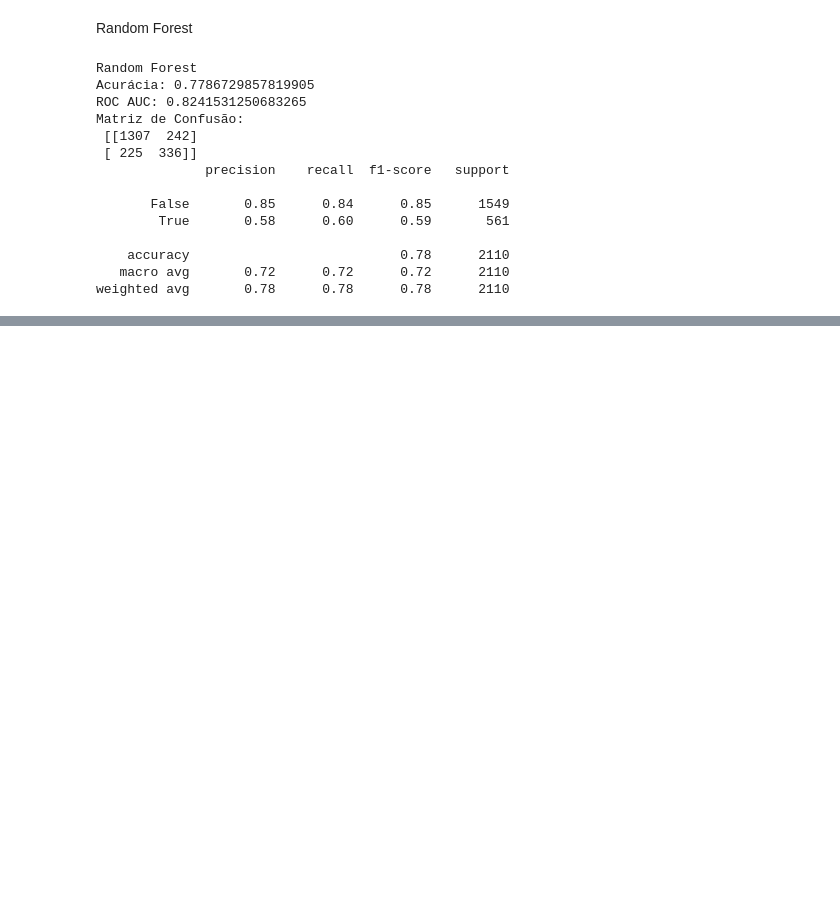
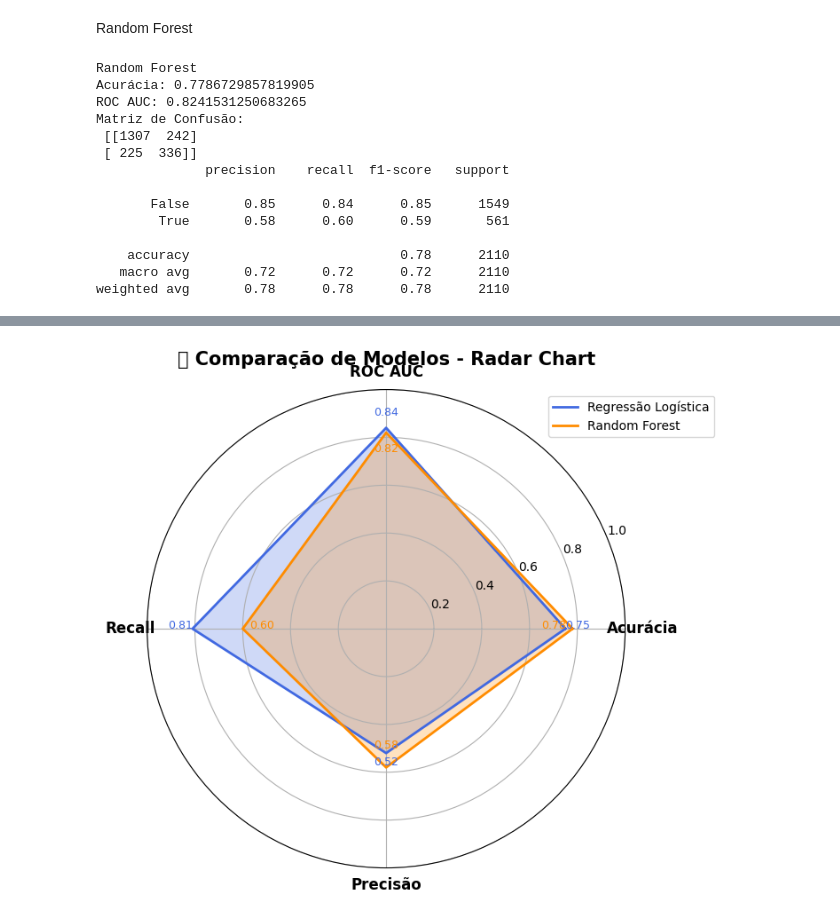
Before and after one commit to DuillesAD/Televcom_parte2, a Jupyter notebook: TelecomX_parte2.ipynb, the cells around one changed output, grey strips where cells are left out. Saved outputs shown, nothing was run; the diff lists cells and outputs as text; code cells hidden in the pictures; blank space fills up the shorter version.

```diff
--- a/TelecomX_parte2.ipynb
+++ b/TelecomX_parte2.ipynb
@@ -462,0 +509,51 @@ weighted avg       0.78      0.78      0.78      2110
+# %%
+import matplotlib.pyplot as plt
+import numpy as np
+
+# Modelos e métricas
+models = ["Regressão Logística", "Random Forest"]
+metrics = ["Acurácia", "ROC AUC", "Recall", "Precisão"]
+
+values_log = [0.75, 0.84, 0.81, 0.52]  # Regressão Logística
+values_rf  = [0.78, 0.82, 0.60, 0.58]  # Random Forest
+
+# Fechar o radar
+values_log += values_log[:1]
+values_rf  += values_rf[:1]
+
+angles = np.linspace(0, 2*np.pi, len(metrics), endpoint=False).tolist()
+angles += angles[:1]
+
+# Criar figura
+plt.figure(figsize=(7,7))
+ax = plt.subplot(111, polar=True)
+
+# Plot Regressão Logística
+ax.plot(angles, values_log, linewidth=2, linestyle='solid', color="royalblue", label="Regressão Logística")
+ax.fill(angles, values_log, color="royalblue", alpha=0.25)
+
+# Plot Random Forest
+ax.plot(angles, values_rf, linewidth=2, linestyle='solid', color="darkorange", label="Random Forest")
+ax.fill(angles, values_rf, color="darkorange", alpha=0.25)
+
+# Ajuste dos eixos
+ax.set_xticks(angles[:-1])
+ax.set_xticklabels(metrics, fontsize=12, fontweight="bold")
+ax.set_yticks([0.2, 0.4, 0.6, 0.8, 1.0])
+ax.set_yticklabels(["0.2","0.4","0.6","0.8","1.0"], fontsize=10)
+ax.set_ylim(0,1)
+
+# Título
+plt.title("📊 Comparação de Modelos - Radar Chart", size=15, weight="bold", pad=20)
+
+# Adicionar valores nos pontos
+for i, val in enumerate(values_log[:-1]):
+    ax.text(angles[i], val+0.05, f"{val:.2f}", color="royalblue", ha="center", fontsize=9)
+for i, val in enumerate(values_rf[:-1]):
+    ax.text(angles[i], val-0.08, f"{val:.2f}", color="darkorange", ha="center", fontsize=9)
+
+# Legenda
+plt.legend(loc="upper right", bbox_to_anchor=(1.2, 1.0), fontsize=10)
+plt.show()
+# %% [output]
+[figure, added]
```
Also changed, not shown: parts of 6 cells of this notebook.
